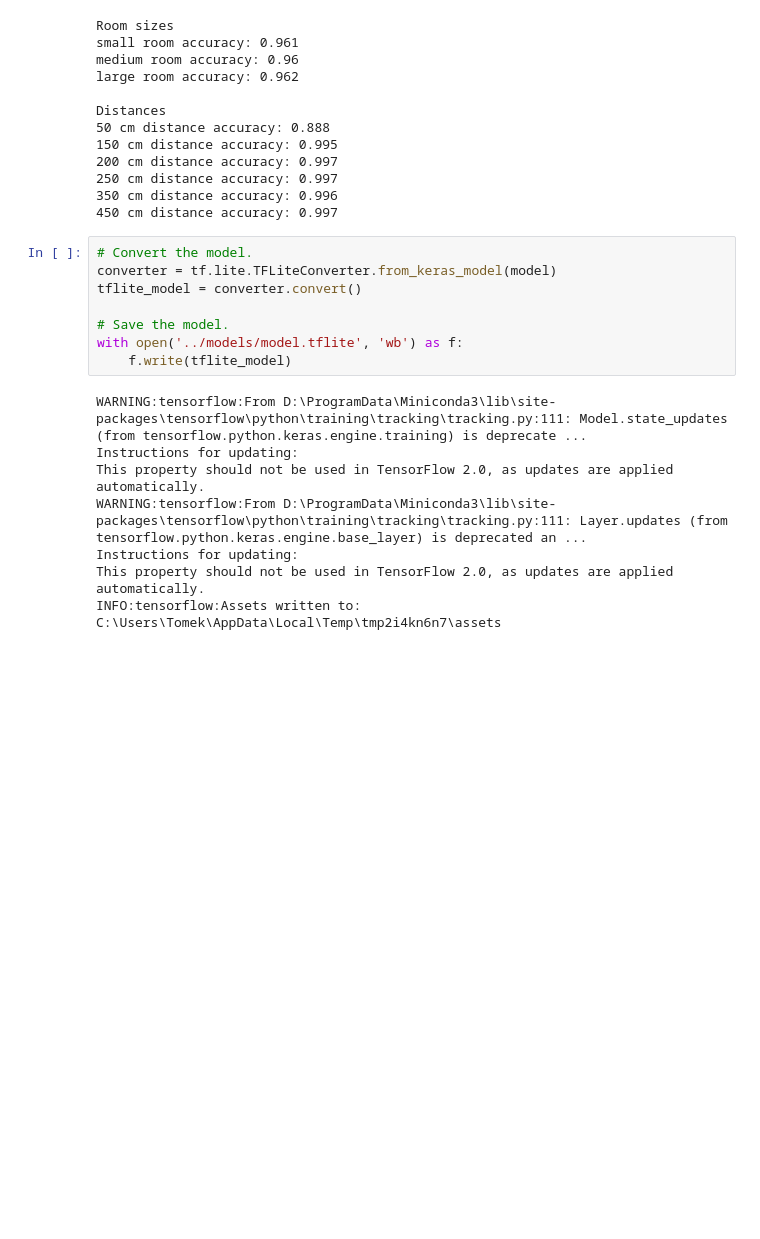
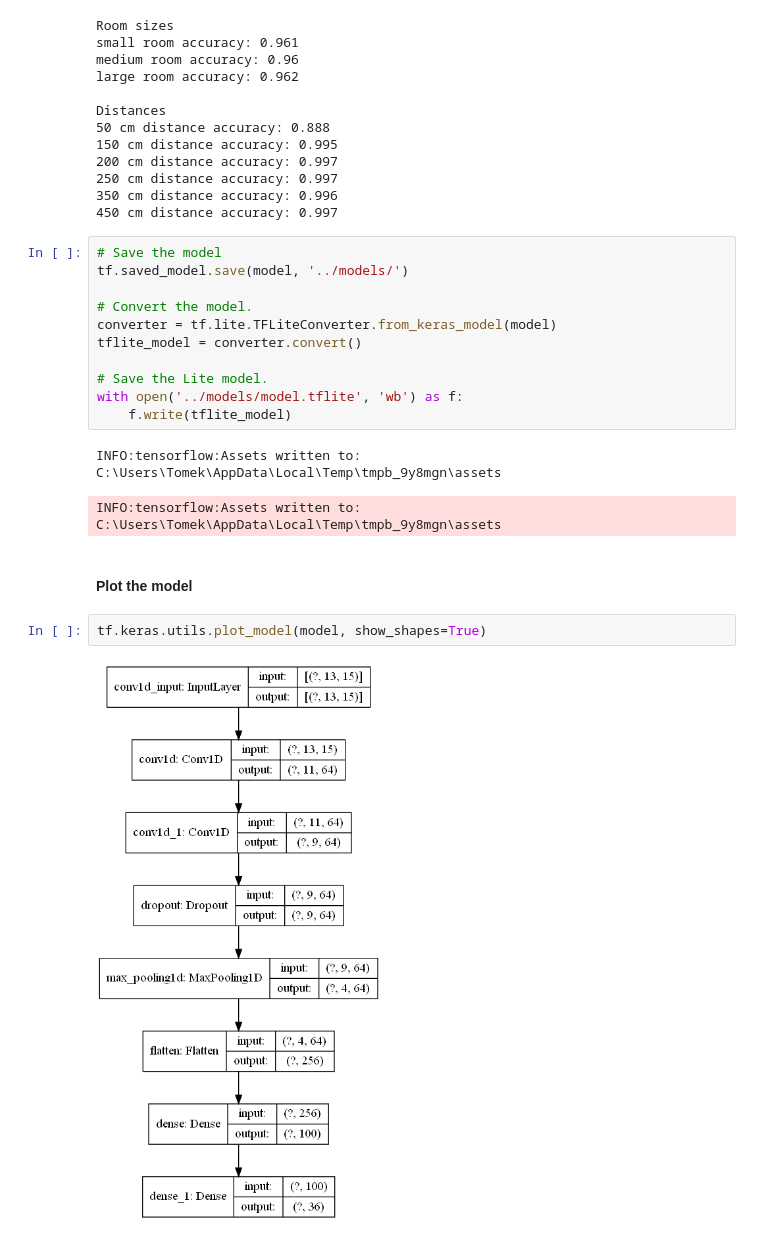
Before and after one commit to thomson008/MEng-project, a Jupyter notebook: Jupyter Notebooks/CNN_DOA.ipynb, the cells around one changed output. Cells and saved outputs as stored; diff of their text form; blank space fills up the shorter version.

```diff
--- a/Jupyter Notebooks/CNN_DOA.ipynb
+++ b/Jupyter Notebooks/CNN_DOA.ipynb
@@ -781,18 +781,22 @@ Distances
 350 cm distance accuracy: 0.996
 450 cm distance accuracy: 0.997
 # %%
+# Save the model
+tf.saved_model.save(model, '../models/')
+
 # Convert the model.
 converter = tf.lite.TFLiteConverter.from_keras_model(model)
 tflite_model = converter.convert()
 
-# Save the model.
+# Save the Lite model.
 with open('../models/model.tflite', 'wb') as f:
     f.write(tflite_model)
 # %% [output]
-WARNING:tensorflow:From D:\ProgramData\Miniconda3\lib\site-packages\tensorflow\python\training\tracking\tracking.py:111: Model.state_updates (from tensorflow.python.keras.engine.training) is deprecate ...
-Instructions for updating:
-This property should not be used in TensorFlow 2.0, as updates are applied automatically.
-WARNING:tensorflow:From D:\ProgramData\Miniconda3\lib\site-packages\tensorflow\python\training\tracking\tracking.py:111: Layer.updates (from tensorflow.python.keras.engine.base_layer) is deprecated an ...
-Instructions for updating:
-This property should not be used in TensorFlow 2.0, as updates are applied automatically.
-INFO:tensorflow:Assets written to: C:\Users\Tomek\AppData\Local\Temp\tmp2i4kn6n7\assets
+INFO:tensorflow:Assets written to: C:\Users\Tomek\AppData\Local\Temp\tmpb_9y8mgn\assets
+INFO:tensorflow:Assets written to: C:\Users\Tomek\AppData\Local\Temp\tmpb_9y8mgn\assets
+# %% [markdown]
+#### Plot the model
+# %%
+tf.keras.utils.plot_model(model, show_shapes=True)
+# %% [output]
+[figure, added]
```
Also changed, not shown: parts of 2 cells of this notebook, 8 other files.
